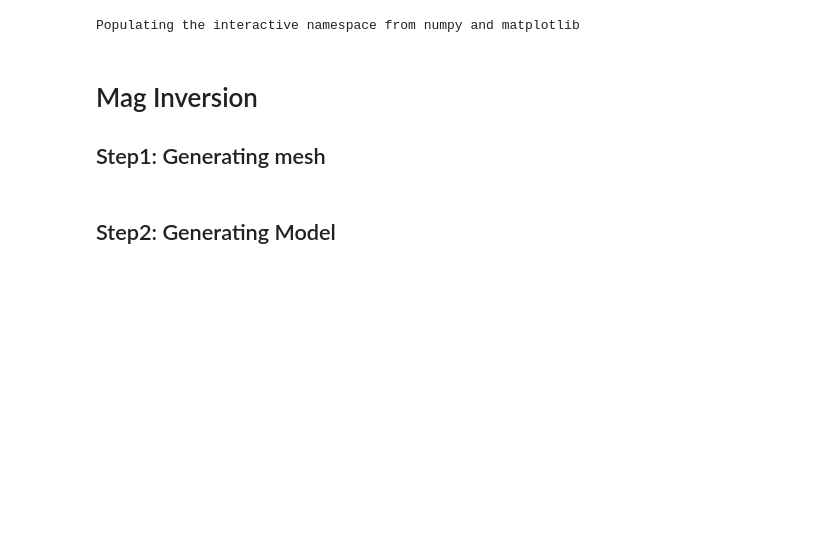
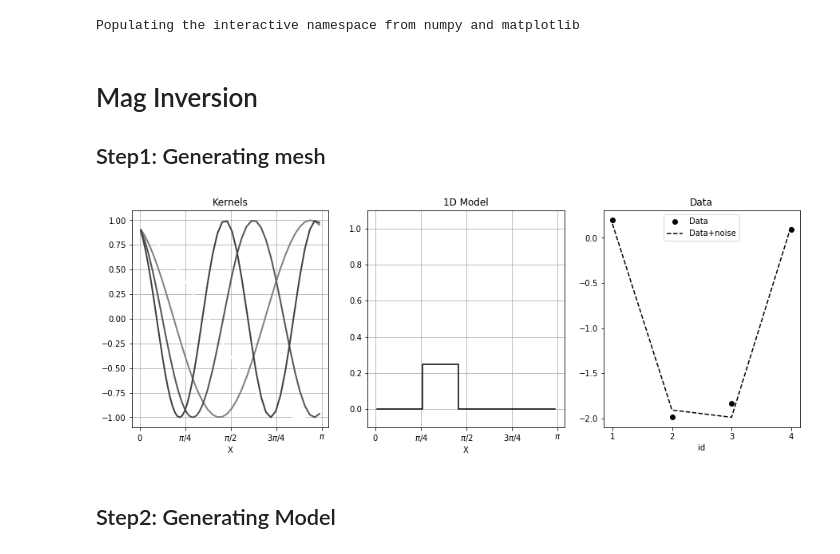
Before and after one commit to fourndo/ScriptsBank, a Jupyter notebook: SimPEG/LinearInversion_DepthWeighting_Test.ipynb, the cells around one changed output. Saved outputs shown, nothing was run; the diff lists cells and outputs as text; code cells hidden in the pictures; blank space fills up the shorter version.

```diff
--- a/SimPEG/LinearInversion_DepthWeighting_Test.ipynb
+++ b/SimPEG/LinearInversion_DepthWeighting_Test.ipynb
@@ -60,2 +94,35 @@ for i in range(nk):
+# %%
+fig = plt.figure(figsize=(15, 5))
+ax1 = plt.subplot(1,3,1)
+for i in range(prob.F.shape[0]):
+    ax1.plot(mesh.vectorCCx, prob.F[i, :], color=np.r_[1,1,1]/(i+1), lw=2)
+ax1.set_title('Kernels')
+ax1.set_xticks(np.linspace(0,np.pi,5))
+ax1.set_xticklabels(['$0$','$\pi/4$','$\pi/2$','$3\pi/4$','$\pi$'])
+ax1.set_xlabel("X")
+ax1.grid('on')
+
+ax2 = plt.subplot(1,3,2)
+ax2.step(mesh.vectorCCx, mtrue, 'k-')
+ax2.grid('on')
+ax2.set_xlabel("X")
+ax2.set_xticks(np.linspace(0,np.pi,5))
+ax2.set_xticklabels(['$0$','$\pi/4$','$\pi/2$','$3\pi/4$','$\pi$'])
+ax2.set_title('1D Model')
+ax2.set_ylim(-.1, 1.1)
+
+ax3 = plt.subplot(1,3,3)
+ax3.plot(data,'ko')
+ax3.plot(survey.dobs,'k--')
+ax3.set_title('Data')
+ax3.set_xlabel("id")
+ax3.set_xticks(range(0,nk))
+ax3.set_xticklabels(range(1,nk+1))
+ax3.legend(['Data', 'Data+noise'])
+plt.show()
+
+fig.savefig('Problem1D_KernelModel.png',bbox_inches='tight')
+# %% [output]
+[figure, added]
 # %% [markdown]
 ## Step2: Generating Model
```
Also changed, not shown: parts of 16 cells of this notebook, 15 other files.
